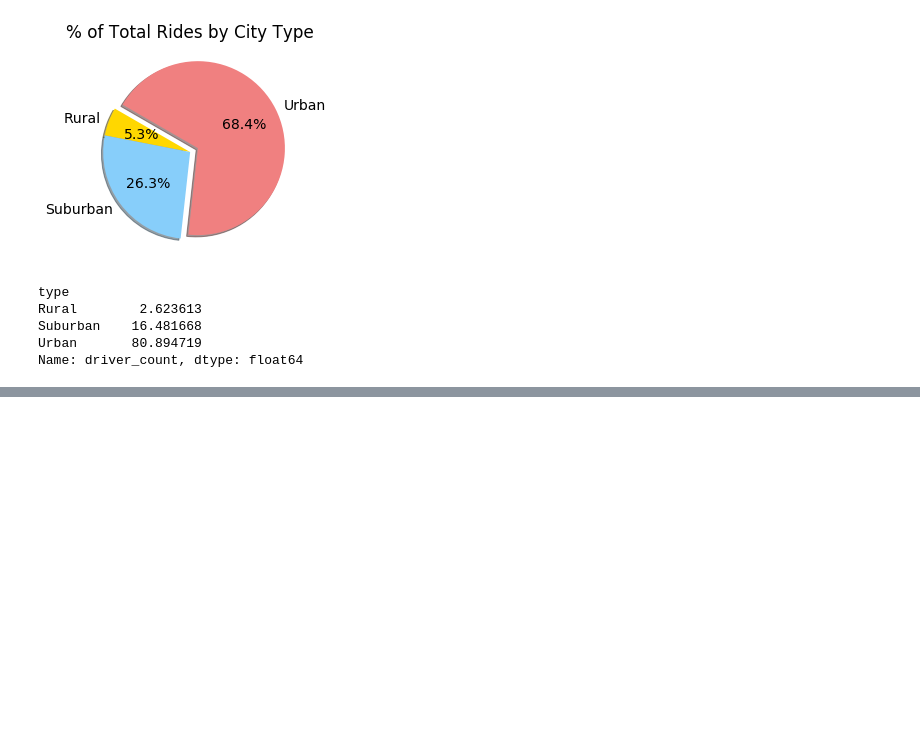
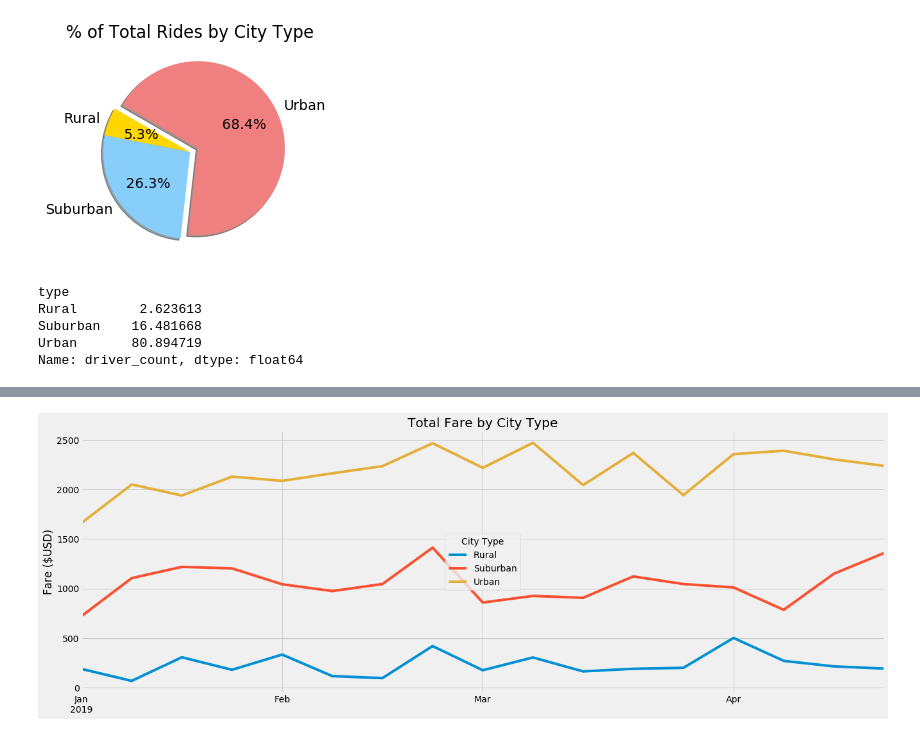
Before and after one commit to DahianaMC/PyBer_Analysis, a Jupyter notebook: PyBer.ipynb, the cells around one changed output, grey strips where cells are left out. Drawn from its saved outputs; the diff is of its cells as text; code cells hidden in the pictures; blank space fills up the shorter version.

```diff
--- a/PyBer.ipynb
+++ b/PyBer.ipynb
@@ -1058,0 +1381,4 @@ plt.show()
+# %%
+# Reset the index
+Fare_sum = Fare_sum.reset_index()
+Fare_sum
@@ -1058,0 +1406,4 @@ plt.show()
+# %%
+# Create a pivot table
+city_type_pivot = Fare_sum.pivot_table(values="Fare", index="Date", columns=["City Type"])
+city_type_pivot
@@ -1058,0 +1425,4 @@ plt.show()
+# %%
+# Create a new DataFrame from the pivot table DataFrame on the given dates, '2019-01-01':'2019-04-28', using loc
+city_type_pivot_givendates = city_type_pivot.loc['2019-01-01':'2019-04-28', :]
+city_type_pivot_givendates
@@ -1058,0 +1444,4 @@ plt.show()
+# %%
+# Resample() in weekly bins, and calculate the sum() of the fares for each week in the resampled data
+pivot_givendates_resample = city_type_pivot_givendates.resample('W').sum()
+pivot_givendates_resample
@@ -1058,0 +1468,15 @@ plt.show()
+# %%
+# Using the object-oriented interface method, plot the DataFrame you created in Step 9 using the df.plot() function
+pivot_givendates_resample.plot(kind="line", figsize=(20,7))
+plt.style.use('fivethirtyeight')
+# Set a title for the chart and labels
+plt.title("Total Fare by City Type")
+plt.xlabel("")
+plt.ylabel("Fare ($USD)")
+# Add the legend.
+plt.legend(title="City Type", loc="center")
+# Save the figure
+plt.savefig("analysis/Fig8.png")
+plt.show()
+# %% [output]
+[figure, added]
```
Also changed, not shown: parts of 28 cells of this notebook.
